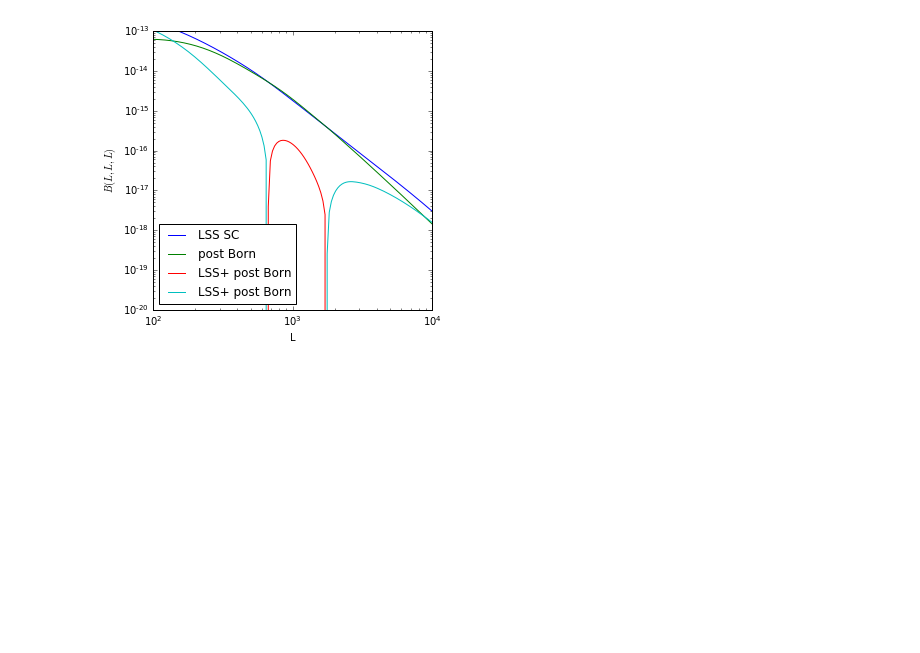
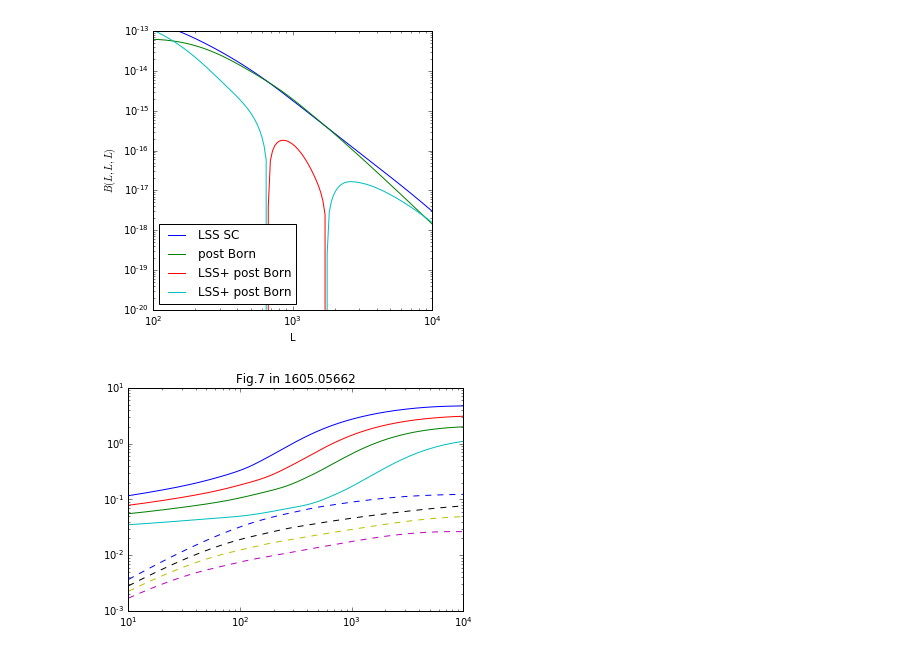
Before and after one commit to VMBoehm/BispectrumBias, a Jupyter notebook: TestBispectraCMBLens.ipynb, the cells around one changed output. Drawn from its saved outputs; the diff is of its cells as text; code cells hidden in the pictures; blank space fills up the shorter version.

Commit message:
reproducing redshift dependence plot in Pratten & lewis, except for slightly low power at low L

```diff
--- a/TestBispectraCMBLens.ipynb
+++ b/TestBispectraCMBLens.ipynb
@@ -53,3 +53,36 @@ plt.savefig(plotpath+'bispec_folded.png',bbox_inches='tight')
 plt.show()
 # %% [output]
 [figure]
+# %%
+#equilat
+L,l,theta = pickle.load(open(ellpath+'ell_ang_equilat_Lmin10_Lmax10000_lmin10_lmax8000_lenL200_lenl220_lenang200_0e+00.pkl','r'))
+bi_equi_1 = np.load(specpath+'bispec_Pratten_retest1_equilat_Pratten_Paper_Lmin10-Lmax10000-lmax10000_halofit_SC.npy')
+bi_equi_2 = np.load(specpath+'bispec_Pratten_retest2_equilat_Pratten_Paper_Lmin10-Lmax10000-lmax10000_halofit_SC.npy')
+bi_equi_5 = np.load(specpath+'bispec_Pratten_retest5_equilat_Pratten_Paper_Lmin10-Lmax10000-lmax10000_halofit_SC.npy')
+bi_equi_cmb = np.load(specpath+'bispec_Pratten_retestcmb_equilat_Pratten_Paper_Lmin10-Lmax10000-lmax10000_halofit_SC.npy')
+bi_equi_1pB = np.load(specpath+'bispec_Pratten_retest1_equilat_Pratten_Paper_Lmin10-Lmax10000-lmax10000_halofit_SC_post_born.npy')
+bi_equi_2pB = np.load(specpath+'bispec_Pratten_retest2_equilat_Pratten_Paper_Lmin10-Lmax10000-lmax10000_halofit_SC_post_born.npy')
+bi_equi_5pB = np.load(specpath+'bispec_Pratten_retest5_equilat_Pratten_Paper_Lmin10-Lmax10000-lmax10000_halofit_SC_post_born.npy')
+bi_equi_cmbpB = np.load(specpath+'bispec_Pratten_retestcmb_equilat_Pratten_Paper_Lmin10-Lmax10000-lmax10000_halofit_SC_post_born.npy')
+
+
+path='/home/nessa/Documents/Projects/LensingBispectrum/CMB-nonlinear/outputs/power_spectra/'
+cl1 = np.load(path+'CL_Pratten_retest1_equilat_Pratten_Paper_Lmin10-Lmax10000_halofit.npy')
+cl2 = np.load(path+'CL_Pratten_retest2_equilat_Pratten_Paper_Lmin10-Lmax10000_halofit.npy')
+cl5 = np.load(path+'CL_Pratten_retest5_equilat_Pratten_Paper_Lmin10-Lmax10000_halofit.npy')
+clcmb = np.load(path+'CL_Pratten_retestcmb_equilat_Pratten_Paper_Lmin10-Lmax10000_halofit.npy')
+
+
+plt.figure()
+plt.title('Fig.7 in 1605.05662')
+plt.loglog(L, L*bi_equi_1/np.sqrt(cl1**3))
+plt.loglog(L, L*bi_equi_5/np.sqrt(cl5**3))
+plt.loglog(L, L*bi_equi_2/np.sqrt(cl2**3))
+plt.loglog(L, L*bi_equi_cmb/np.sqrt(clcmb**3))
+plt.loglog(L, L*bi_equi_1pB/np.sqrt(cl1**3),ls='--')
+plt.loglog(L, L*bi_equi_2pB/np.sqrt(cl2**3),ls='--')
+plt.loglog(L, L*bi_equi_5pB/np.sqrt(cl5**3),ls='--')
+plt.loglog(L, L*bi_equi_cmbpB/np.sqrt(clcmb**3),ls='--')
+plt.show()
+# %% [output]
+[figure, added]
```
Also changed, not shown: 3 other files.
